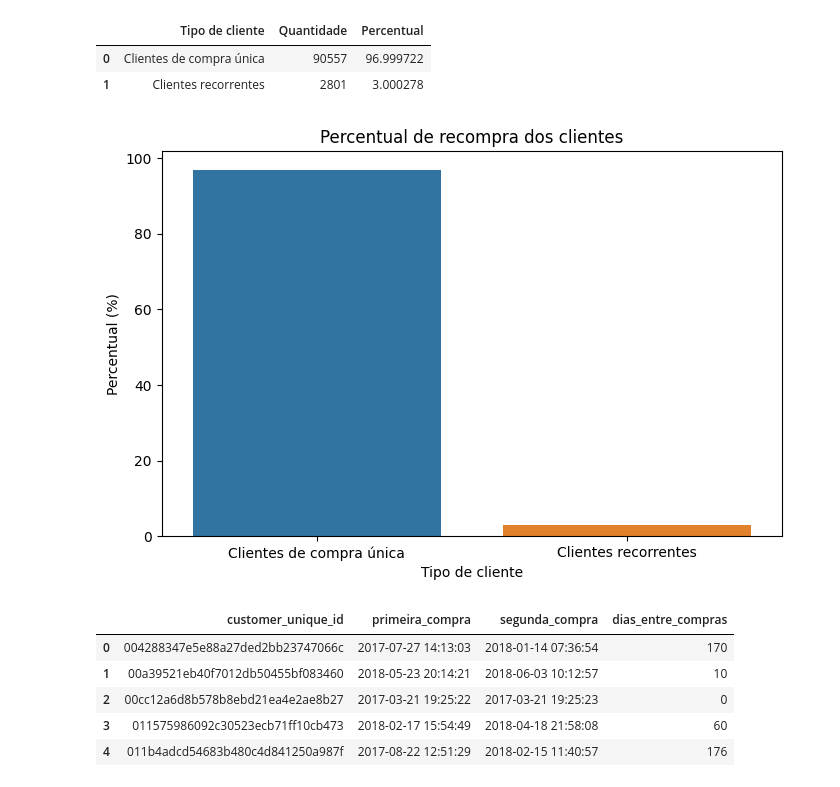
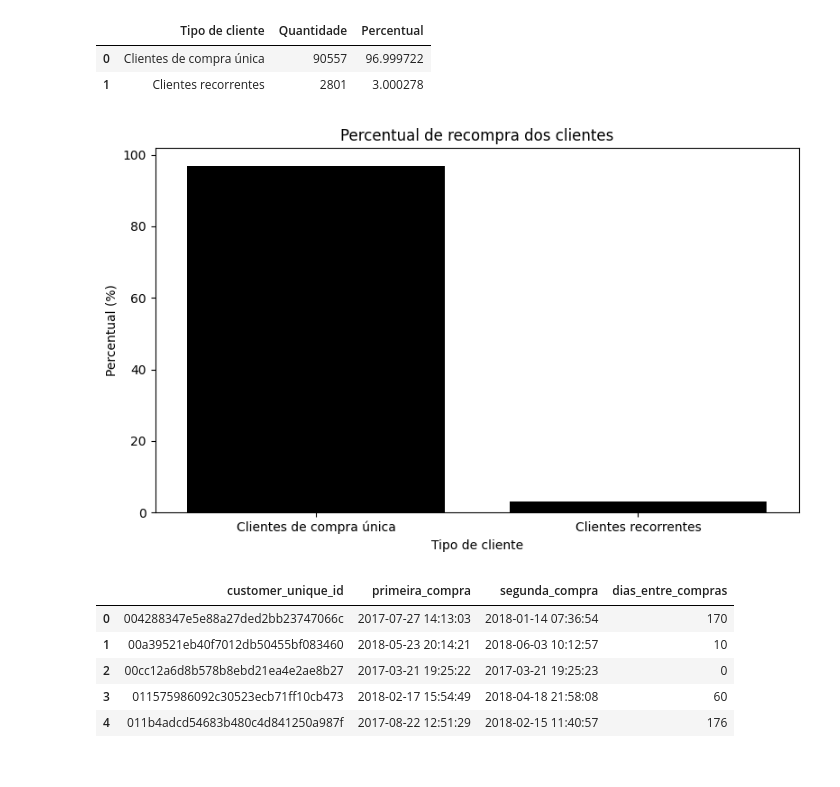
Before and after one commit to anasabrinars/Fase-1-FIAP, a Jupyter notebook: Comportamentos_e_Pagamentos.ipynb, the cells around one changed output. Drawn from its saved outputs; the diff is of its cells as text; code cells hidden in the pictures.

```diff
--- a/Comportamentos_e_Pagamentos.ipynb
+++ b/Comportamentos_e_Pagamentos.ipynb
@@ -473,23 +530,39 @@ recompra
 # %%
 # visualização gráfico recompra
 
-plt.figure(figsize=(8,5))
+plt.figure(figsize=(8,5), facecolor='none')
 
-sns.barplot(
+ax = sns.barplot(
     data=recompra,
     x='Tipo de cliente',
     y='Percentual',
     hue='Tipo de cliente',
-    legend=False
+    legend=False,
+    palette=['black'] * recompra['Tipo de cliente'].nunique()
 )
+
+# Fundo transparente
+ax.set_facecolor('none')
+plt.gcf().patch.set_alpha(0)
+ax.patch.set_alpha(0)
 
 plt.title('Percentual de recompra dos clientes')
 plt.xlabel('Tipo de cliente')
 plt.ylabel('Percentual (%)')
 
+plt.tight_layout()
+
+# Salvar com fundo transparente
+plt.savefig(
+    'percentual_recompra.png',
+    transparent=True,
+    dpi=300,
+    bbox_inches='tight'
+)
+
 plt.show()
 # %% [output]
-[figure, old version]
+[figure, new version]
 # %%
 # Ordenar compras por cliente e data
 df_retencao = df_retencao.sort_values(
```
Also changed, not shown: parts of 7 cells of this notebook.
